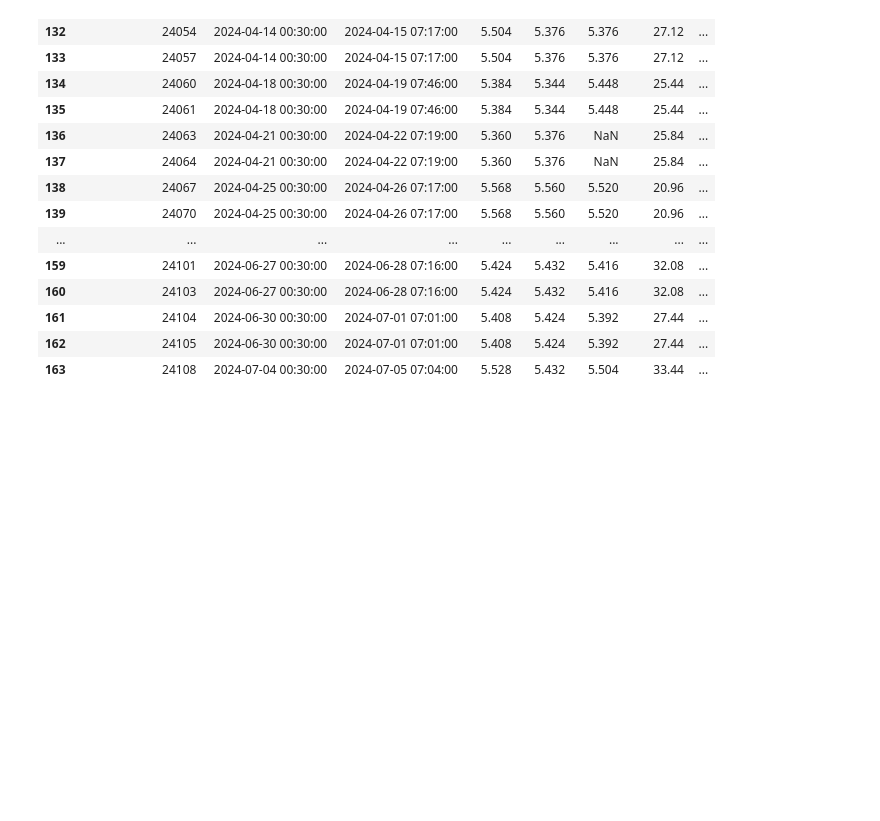
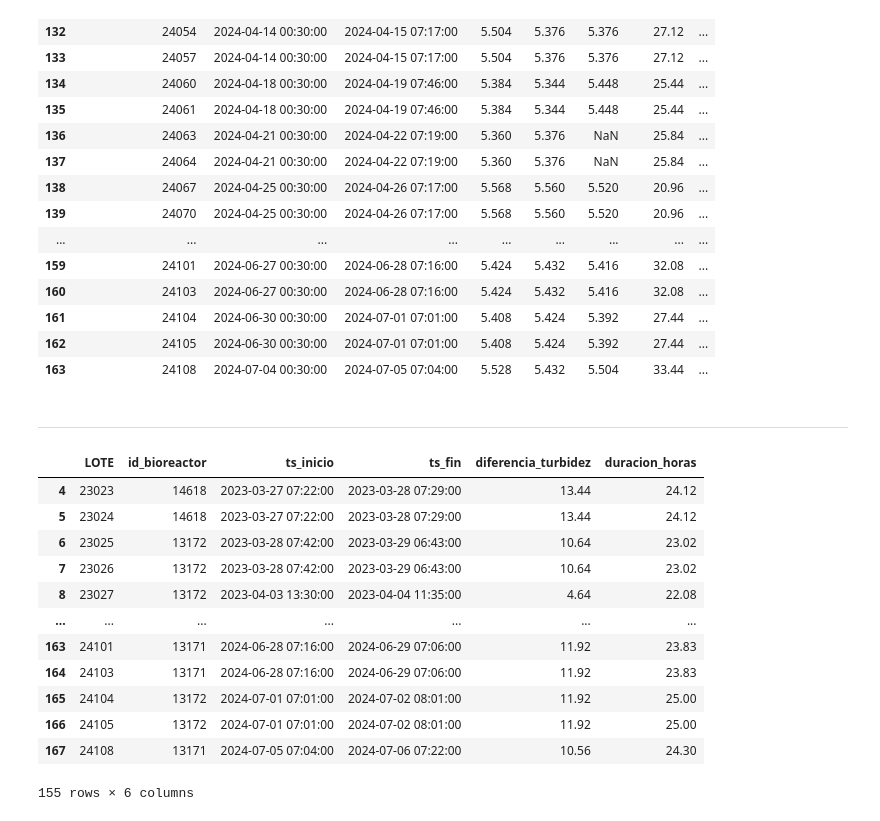
Before and after one commit to nikodyulger/datathon-los-forajidos, a Jupyter notebook: prediccion.ipynb, the cells around one changed output. Saved outputs shown, nothing was run; the diff lists cells and outputs as text; code cells hidden in the pictures; blank space fills up the shorter version.

```diff
--- a/prediccion.ipynb
+++ b/prediccion.ipynb
@@ -76,3 +76,10 @@ df_preinoculo[df_preinoculo[('Unnamed: 0_level_0','LOTE')].isin(lotes_test)]
 | 161 | 24104 | 2024-06-30 00:30:00 | 2024-07-01 07:01:00 | 5.408 | 5.424 | 5.392 | 27.44 | ... |
 | 162 | 24105 | 2024-06-30 00:30:00 | 2024-07-01 07:01:00 | 5.408 | 5.424 | 5.392 | 27.44 | ... |
 | 163 | 24108 | 2024-07-04 00:30:00 | 2024-07-05 07:04:00 | 5.528 | 5.432 | 5.504 | 33.44 | ... |
+# %% [markdown]
+___
+# %%
+def get_OF_dataset():
+    df = pd.read_excel('raw_data/OF 123456 v02.xlsx', engine='openpyxl')
+    df['LOTE'] = df['Lote'].apply(lambda x: int(x.replace('/', '').replace('P', '')))
+    return df[['Orden','LOTE']]
@@ -78,0 +117,39 @@ df_preinoculo[df_preinoculo[('Unnamed: 0_level_0','LOTE')].isin(lotes_test)]
+# %%
+def get_inoculo_dataset(lotes, preinoculo):
+    df = pd.read_excel('raw_data/Fases producción v02.xlsx', sheet_name='Inóculo', engine='openpyxl')
+    df['Viabilidad final cultivo'] = pd.to_numeric(df['Viabilidad final cultivo'], errors='coerce')
+    # Filtrado
+    df = df[df['LOTE'].isin(lotes)]
+    df.dropna(subset=['Fecha/hora inicio','Fecha/hora fin'], inplace=True)
+    # Imputación
+    df.loc[df['Turbidez inicio cultivo'].isna(), ['Turbidez inicio cultivo']] = df[df['Turbidez inicio cultivo'].isna()].join(preinoculo, on='LOTE', how='left', rsuffix='preinoculo')['turbidez']
+    df['diferencia_turbidez'] = df['Turbidez final culttivo'] - df['Turbidez inicio cultivo']
+    # > Si con la anterior imputación volvemos a tener un NaN en la resta, imputamos por la media
+    df['diferencia_turbidez'] = df['diferencia_turbidez'].fillna(df['diferencia_turbidez'].mean())
+
+    df['duracion_horas'] = (df['Fecha/hora fin'] - df['Fecha/hora inicio']).dt.total_seconds() / 3600
+    df.loc[df['duracion_horas'] < 0, ['Fecha/hora inicio', 'Fecha/hora fin']] = df.loc[df['duracion_horas'] < 0, ['Fecha/hora fin', 'Fecha/hora inicio']].values
+    df['duracion_horas'] = df['duracion_horas'].abs().round(2)
+    df = df.rename(columns={'Fecha/hora inicio': 'ts_inicio', 'Fecha/hora fin': 'ts_fin', 'ID bioreactor': 'id_bioreactor'})
+    return df[['LOTE', 'id_bioreactor', 'ts_inicio', 'ts_fin', 'diferencia_turbidez', 'duracion_horas']]
+# %%
+df_info_general = get_OF_dataset()
+lotes = df_info_general['LOTE'].unique()
+preinoculo = get_preinoculo_dataset(lotes)
+inoculo = get_inoculo_dataset(lotes, preinoculo)
+# %%
+get_inoculo_dataset(lotes, preinoculo)
+# %% [output]
+|  | LOTE | id_bioreactor | ts_inicio | ts_fin | diferencia_turbidez | duracion_horas |
+| 4 | 23023 | 14618 | 2023-03-27 07:22:00 | 2023-03-28 07:29:00 | 13.44 | 24.12 |
+| 5 | 23024 | 14618 | 2023-03-27 07:22:00 | 2023-03-28 07:29:00 | 13.44 | 24.12 |
+| 6 | 23025 | 13172 | 2023-03-28 07:42:00 | 2023-03-29 06:43:00 | 10.64 | 23.02 |
+| 7 | 23026 | 13172 | 2023-03-28 07:42:00 | 2023-03-29 06:43:00 | 10.64 | 23.02 |
+| 8 | 23027 | 13172 | 2023-04-03 13:30:00 | 2023-04-04 11:35:00 | 4.64 | 22.08 |
+| ... | ... | ... | ... | ... | ... | ... |
+| 163 | 24101 | 13171 | 2024-06-28 07:16:00 | 2024-06-29 07:06:00 | 11.92 | 23.83 |
+| 164 | 24103 | 13171 | 2024-06-28 07:16:00 | 2024-06-29 07:06:00 | 11.92 | 23.83 |
+| 165 | 24104 | 13172 | 2024-07-01 07:01:00 | 2024-07-02 08:01:00 | 11.92 | 25.00 |
+| 166 | 24105 | 13172 | 2024-07-01 07:01:00 | 2024-07-02 08:01:00 | 11.92 | 25.00 |
+| 167 | 24108 | 13171 | 2024-07-05 07:04:00 | 2024-07-06 07:22:00 | 10.56 | 24.30 |
+155 rows × 6 columns
```
Also changed, not shown: parts of 1 cell of this notebook.
